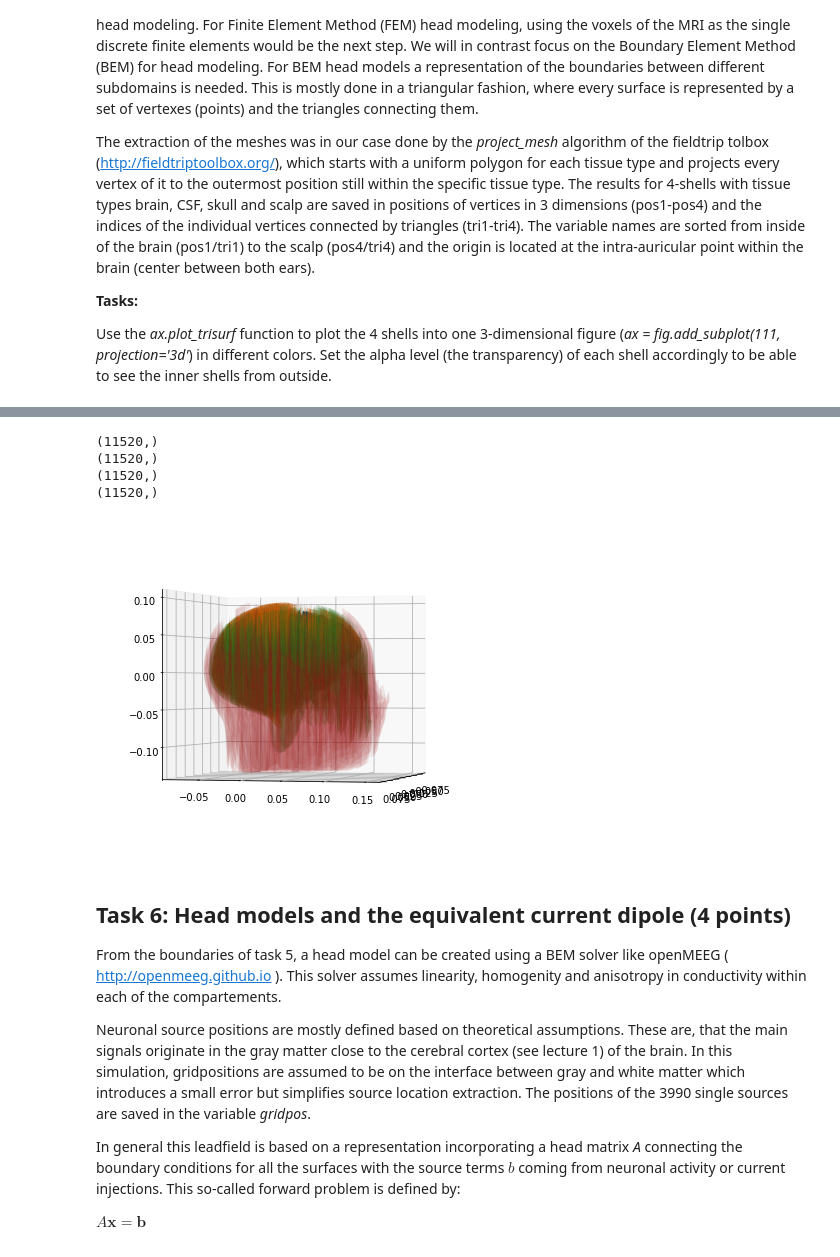
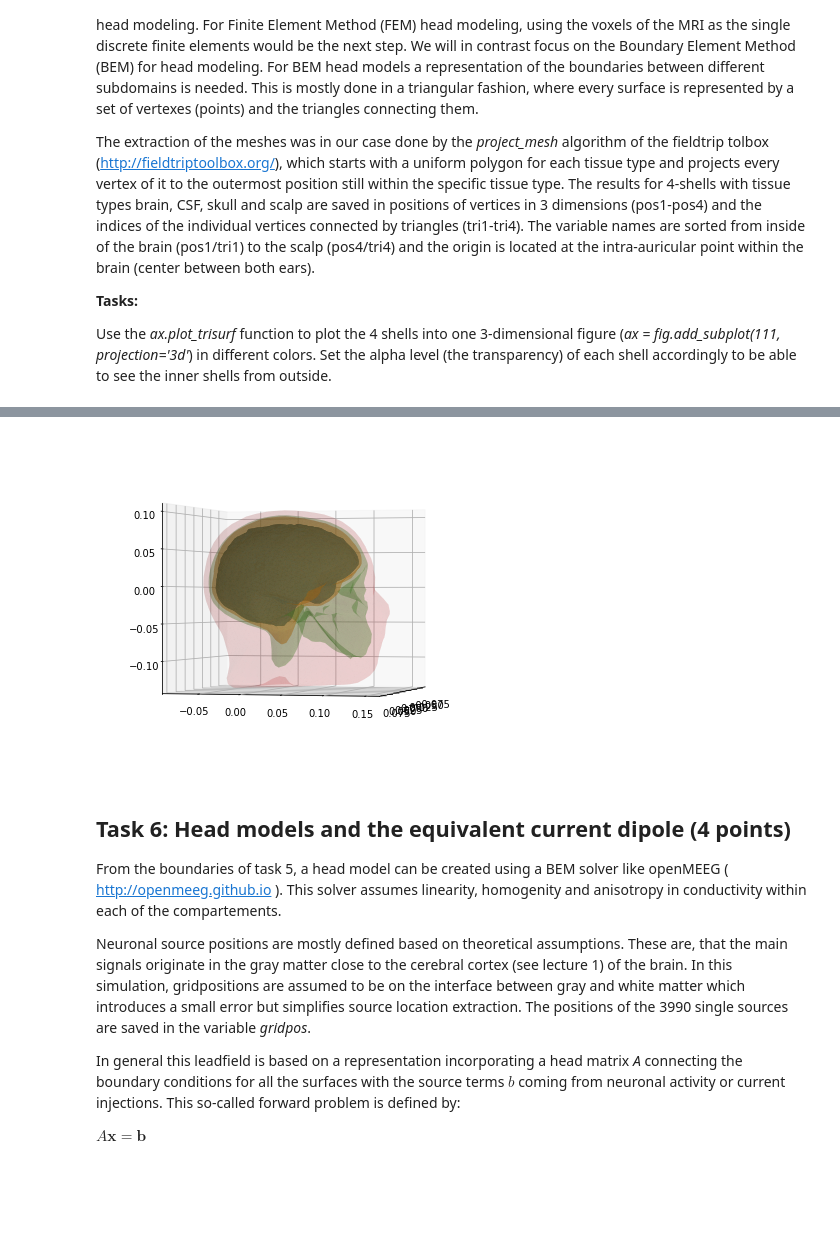
Before and after one commit to Klavaro/mlpy, a Jupyter notebook: Exercise4.ipynb, the cells around one changed output, grey strips where cells are left out. Cells and saved outputs as stored; diff of their text form; code cells hidden in the pictures; blank space fills up the shorter version.

```diff
--- a/Exercise4.ipynb
+++ b/Exercise4.ipynb
@@ -201,67 +183,14 @@ ax.view_init(elev=0, azim=15)
-# %%
-#Brain
-coor1=tri1.copy()
-coor1=np.array(coor1)
-coor1=np.reshape(coor1,tri1.shape[1]*tri1.shape[0])
-asd1=[]
-
-print(coor1.shape)
-for i in range(coor1.shape[0]):
-    asd1.append(pos1[coor1[i]])
-
-asd1=np.array(asd1)
-
-#CSF
-coor2=tri2.copy()
-coor2=np.array(coor2)
-coor2=np.reshape(coor2,tri2.shape[1]*tri2.shape[0])
-asd2=[]
-
-print(coor2.shape)
-for i in range(coor2.shape[0]):
-    asd2.append(pos2[coor2[i]])
-
-asd2=np.array(asd2)
-
-#Skull
-coor3=tri3.copy()
-coor3=np.array(coor3)
-coor3=np.reshape(coor3,tri3.shape[1]*tri3.shape[0])
-asd3=[]
-
-print(coor3.shape)
-for i in range(coor3.shape[0]):
-    asd3.append(pos3[coor3[i]])
-
-asd3=np.array(asd3)
-
-#Scalp
-coor4=tri4.copy()
-coor4=np.array(coor4)
-coor4=np.reshape(coor4,tri4.shape[1]*tri4.shape[0])
-asd4=[]
-
-print(coor4.shape)
-for i in range(coor4.shape[0]):
-    asd4.append(pos4[coor4[i]])
-
-asd4=np.array(asd4)
-
-
-fig = plt.figure(figsize=[15,6])
-ax = fig.add_subplot(121, projection='3d')
-trisufplt1=ax.plot_trisurf(asd1[:,0],asd1[:,1],asd1[:,2])
-trisufplt2=ax.plot_trisurf(asd2[:,0],asd2[:,1],asd2[:,2], alpha=0.2)
-trisufplt3=ax.plot_trisurf(asd3[:,0],asd3[:,1],asd3[:,2], alpha=0.1)
-trisufplt4=ax.plot_trisurf(asd4[:,0],asd4[:,1],asd4[:,2], alpha=0.05)
-
-ax.view_init(elev=0, azim=15)
-# %% [output]
-(11520,)
-(11520,)
-(11520,)
-(11520,)
-[figure, removed]
+# %%
+
+fig = plt.figure(figsize=[15,6])
+ax = fig.add_subplot(121, projection='3d')
+trisufplt1=ax.plot_trisurf(pos1[:,0],pos1[:,1],pos1[:,2],triangles=tri1)
+trisufplt2=ax.plot_trisurf(pos2[:,0],pos2[:,1],pos2[:,2],triangles=tri2, alpha=0.3)
+trisufplt3=ax.plot_trisurf(pos3[:,0],pos3[:,1],pos3[:,2],triangles=tri3, alpha=0.2)
+trisufplt4=ax.plot_trisurf(pos4[:,0],pos4[:,1],pos4[:,2],triangles=tri4, alpha=0.1)
+ax.view_init(elev=0, azim=15)
+# %% [output]
+[figure, added]
 # %% [markdown]
 ## Task 6: Head models and the equivalent current dipole  (4 points)
 From the boundaries of task 5, a head model can be created using a BEM solver like openMEEG ( http://openmeeg.github.io ). This solver assumes linearity, homogenity and anisotropy in conductivity within each of the compartements.
```
Also changed, not shown: parts of 3 cells of this notebook.
